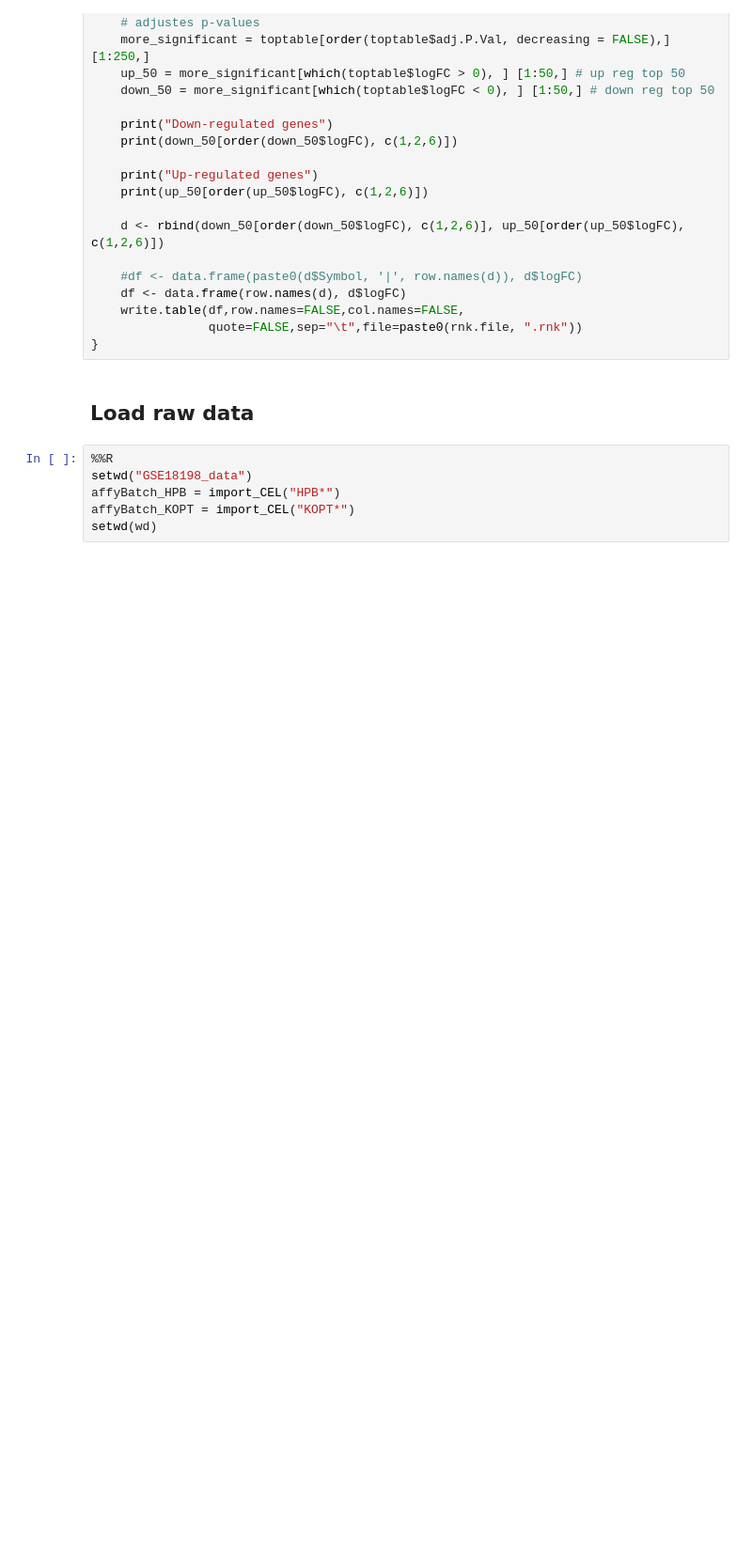
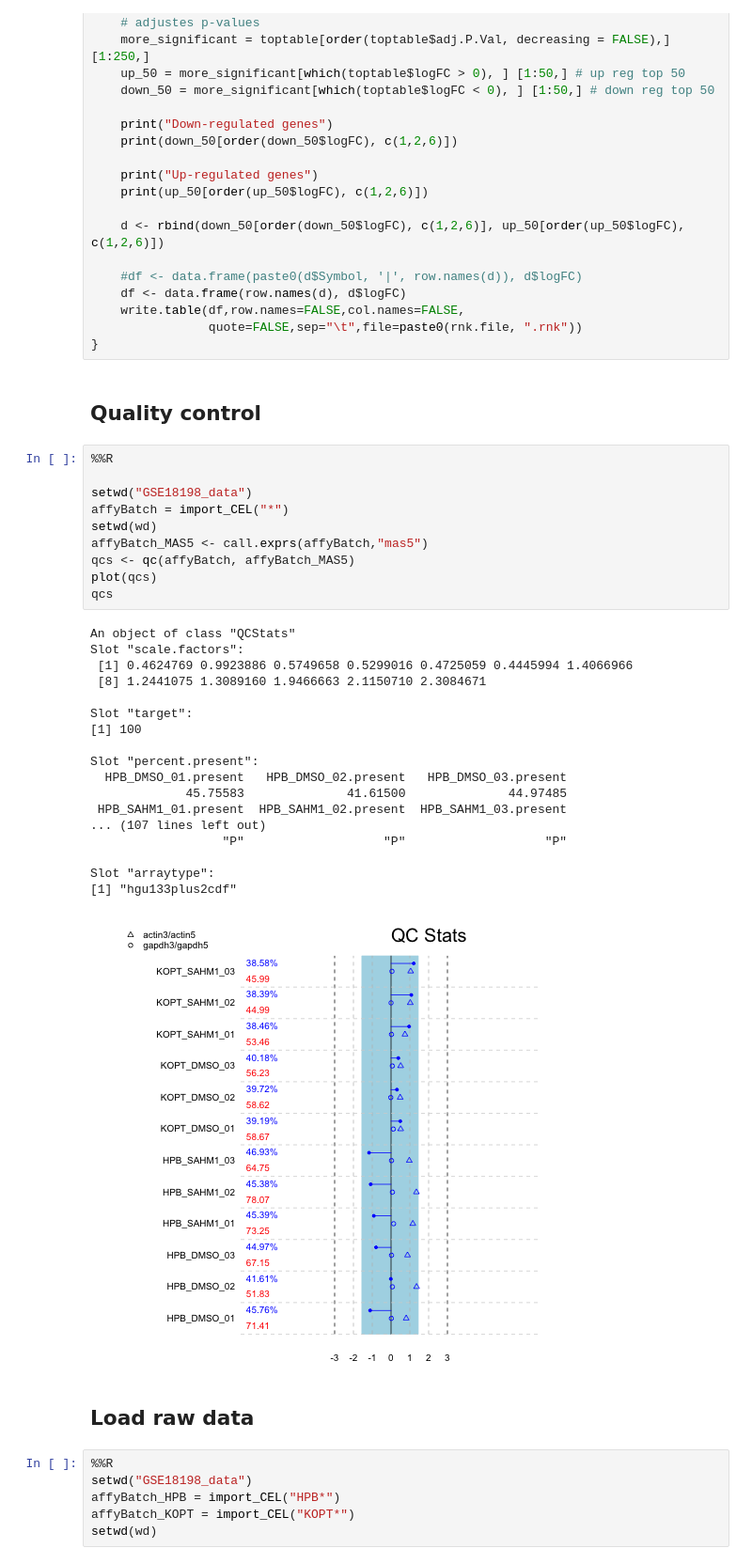
Before and after one commit to nandoide/misc_work, a Jupyter notebook: Desktop/uni/TRREP/TRREP_final.ipynb, the cells around one changed output. Shown at 94% size. Drawn from its saved outputs; the diff is of its cells as text; blank space fills up the shorter version.

```diff
--- a/Desktop/uni/TRREP/TRREP_final.ipynb
+++ b/Desktop/uni/TRREP/TRREP_final.ipynb
@@ -121,6 +122,37 @@ generank_table <- function(toptable, rnk.file) {
     write.table(df,row.names=FALSE,col.names=FALSE,
                 quote=FALSE,sep="\t",file=paste0(rnk.file, ".rnk"))
 }
+# %% [markdown]
+## Quality control
+# %%
+%%R
+
+setwd("GSE18198_data")
+affyBatch = import_CEL("*")
+setwd(wd)
+affyBatch_MAS5 <- call.exprs(affyBatch,"mas5")
+qcs <- qc(affyBatch, affyBatch_MAS5)
+plot(qcs)
+qcs
+# %% [output]
+An object of class "QCStats"
+Slot "scale.factors":
+ [1] 0.4624769 0.9923886 0.5749658 0.5299016 0.4725059 0.4445994 1.4066966
+ [8] 1.2441075 1.3089160 1.9466663 2.1150710 2.3084671
+
+Slot "target":
+[1] 100
+
+Slot "percent.present":
+  HPB_DMSO_01.present   HPB_DMSO_02.present   HPB_DMSO_03.present
+             45.75583              41.61500              44.97485
+ HPB_SAHM1_01.present  HPB_SAHM1_02.present  HPB_SAHM1_03.present
+... (107 lines left out)
+                  "P"                   "P"                   "P"
+
+Slot "arraytype":
+[1] "hgu133plus2cdf"
+[figure, added]
 # %% [markdown]
 ## Load raw data
 # %%
```
Also changed, not shown: parts of 1 cell of this notebook, 4 other files.
